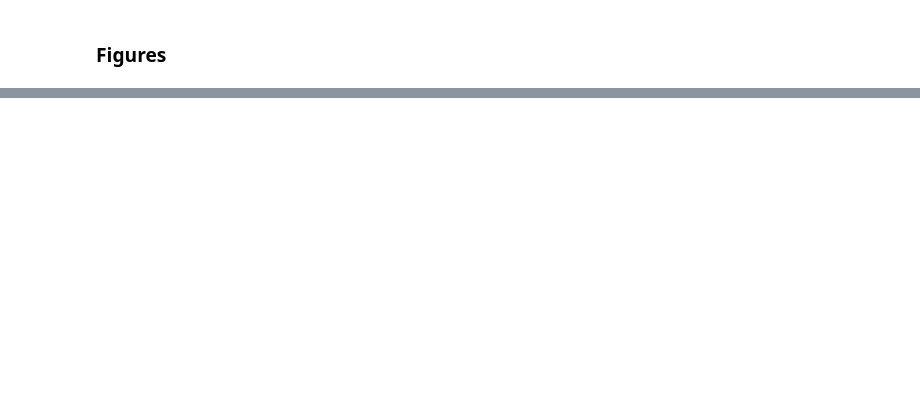
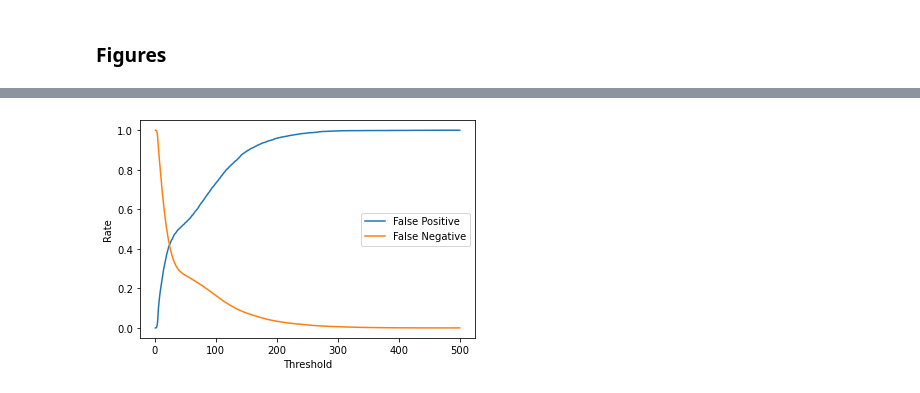
Before and after one commit to HMC-MIR/HSTW, a Jupyter notebook: 03_speech_eval.ipynb, the cells around one changed output, grey strips where cells are left out. Cells and saved outputs as stored; diff of their text form; code cells hidden in the pictures; blank space fills up the shorter version.

```diff
--- a/03_speech_eval.ipynb
+++ b/03_speech_eval.ipynb
@@ -257,0 +340,8 @@ plotAttribution(timesToPlot, systemsToPlot)
+# %%
+plt.plot(ROC[:,0], ROC[:,1]);
+plt.plot(ROC[:,0], ROC[:,2]);
+plt.xlabel("Threshold");
+plt.ylabel("Rate")
+plt.legend(["False Positive", "False Negative"]);
+# %% [output]
+[figure, added]
```
Also changed, not shown: parts of 16 cells of this notebook.
